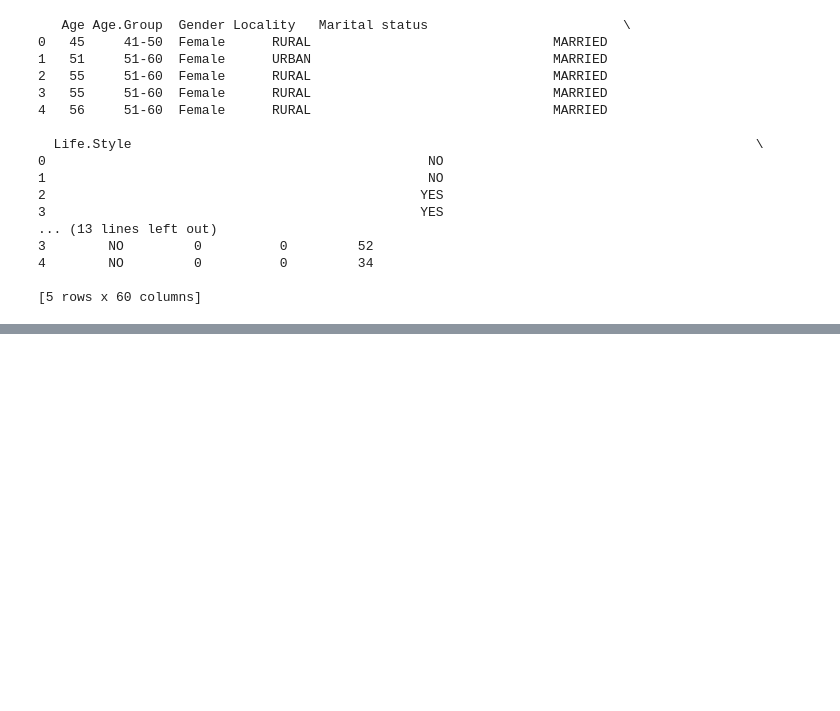
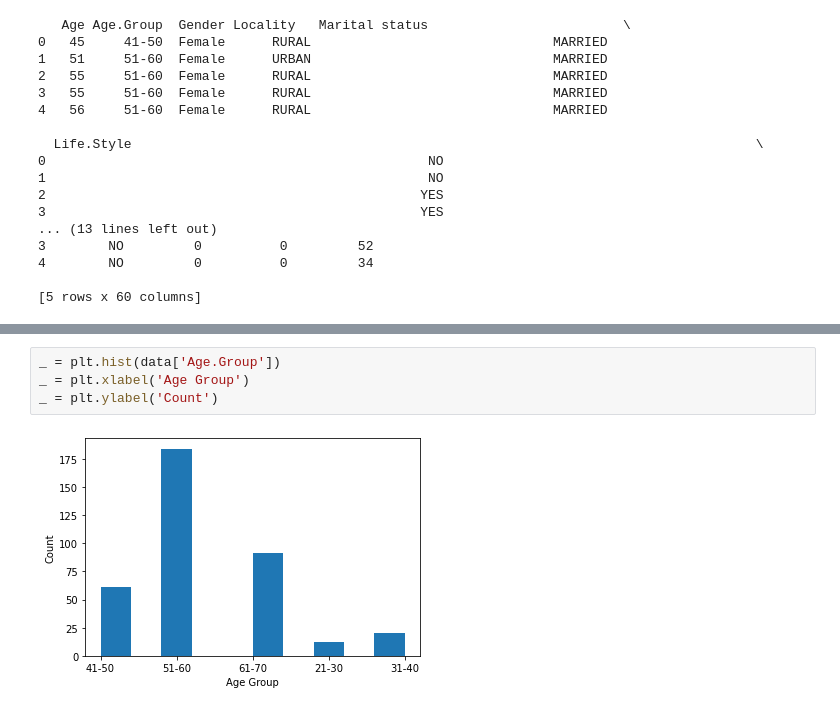
Before and after one commit to GBala-PrptlStdnt/-UCDPA_GregBala-, a Jupyter notebook: Project - HF.ipynb, the cells around one changed output, grey strips where cells are left out. Drawn from its saved outputs; the diff is of its cells as text; blank space fills up the shorter version.

```diff
--- a/Project - HF.ipynb
+++ b/Project - HF.ipynb
@@ -72,0 +108,6 @@ SyntaxError: invalid syntax (<ipython-input-33-a2d776a055c1>, line 2)
+# %%
+_ = plt.hist(data['Age.Group'])
+_ = plt.xlabel('Age Group')
+_ = plt.ylabel('Count')
+# %% [output]
+[figure, added]
```
Also changed, not shown: parts of 8 cells of this notebook.
